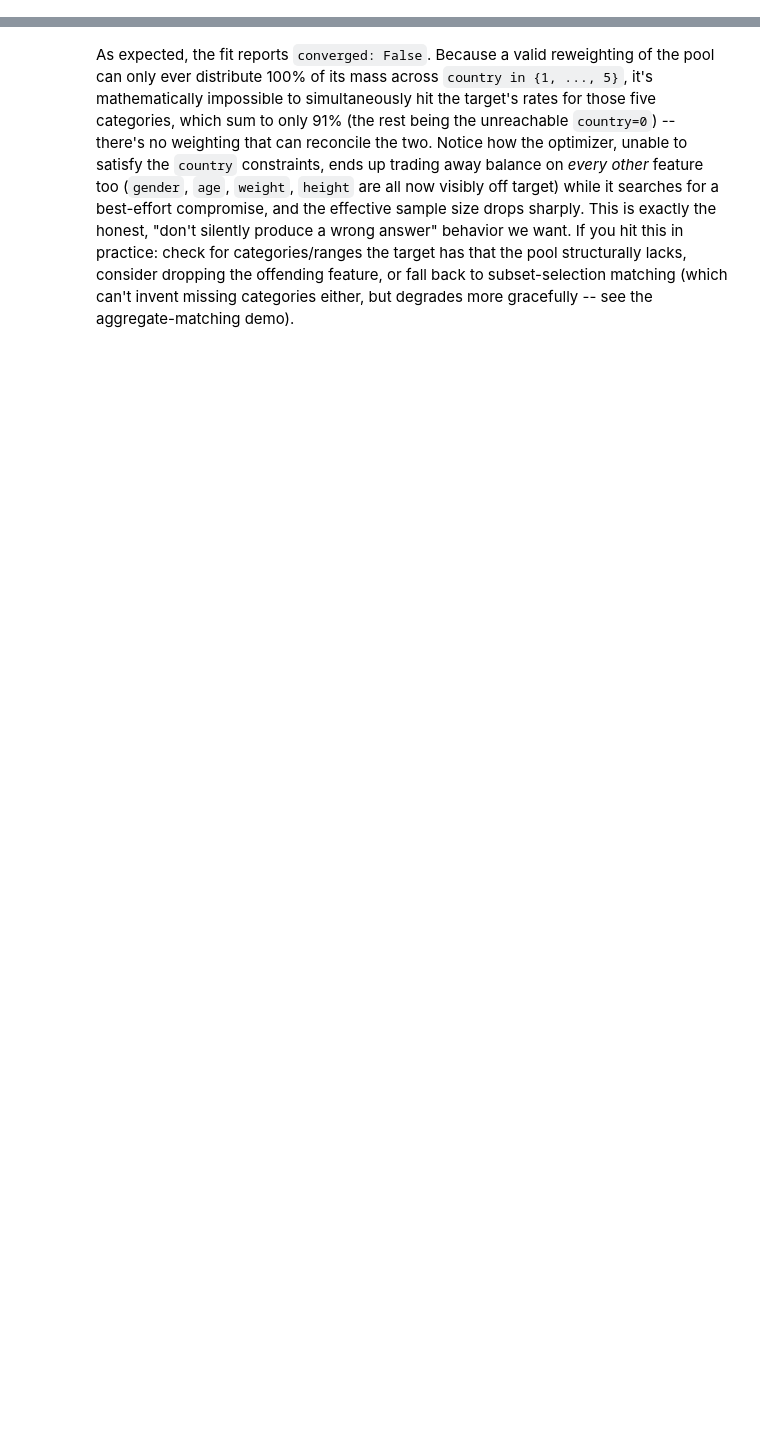
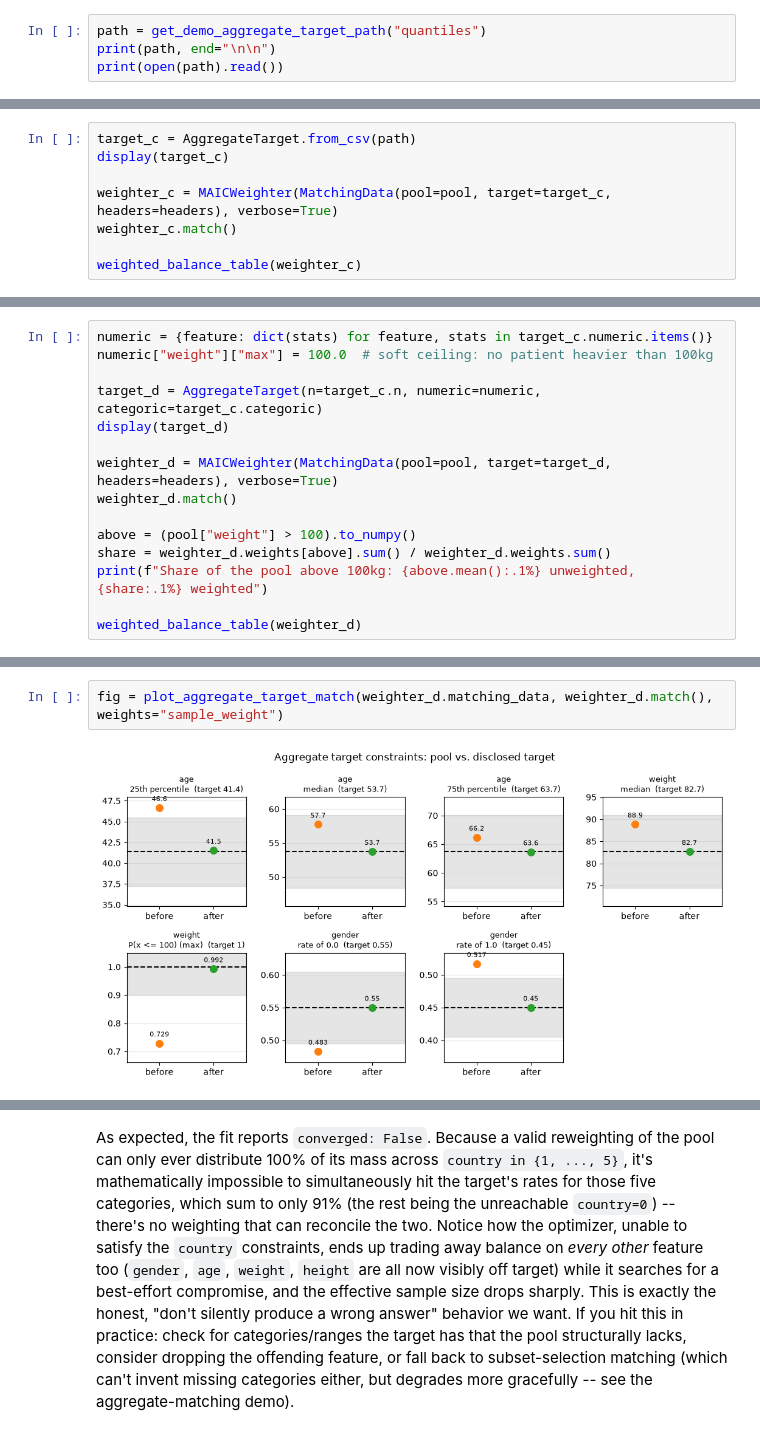
Before and after one commit to Bayer-Group/pybalance, a Jupyter notebook: sphinx/demos/maic_weighting.ipynb, the cells around one changed output, grey strips where cells are left out. Cells and saved outputs as stored; diff of their text form; blank space fills up the shorter version.

```diff
--- a/sphinx/demos/maic_weighting.ipynb
+++ b/sphinx/demos/maic_weighting.ipynb
@@ -172,0 +244,4 @@ EntropyBalanceWeighter converged in 6 iterations. Effective sample size: 493.6 /
+# %%
+path = get_demo_aggregate_target_path("quantiles")
+print(path, end="\n\n")
+print(open(path).read())
@@ -172,0 +270,8 @@ EntropyBalanceWeighter converged in 6 iterations. Effective sample size: 493.6 /
+# %%
+target_c = AggregateTarget.from_csv(path)
+display(target_c)
+
+weighter_c = MAICWeighter(MatchingData(pool=pool, target=target_c, headers=headers), verbose=True)
+weighter_c.match()
+
+weighted_balance_table(weighter_c)
@@ -172,0 +312,15 @@ EntropyBalanceWeighter converged in 6 iterations. Effective sample size: 493.6 /
+# %%
+numeric = {feature: dict(stats) for feature, stats in target_c.numeric.items()}
+numeric["weight"]["max"] = 100.0  # soft ceiling: no patient heavier than 100kg
+
+target_d = AggregateTarget(n=target_c.n, numeric=numeric, categoric=target_c.categoric)
+display(target_d)
+
+weighter_d = MAICWeighter(MatchingData(pool=pool, target=target_d, headers=headers), verbose=True)
+weighter_d.match()
+
+above = (pool["weight"] > 100).to_numpy()
+share = weighter_d.weights[above].sum() / weighter_d.weights.sum()
+print(f"Share of the pool above 100kg: {above.mean():.1%} unweighted, {share:.1%} weighted")
+
+weighted_balance_table(weighter_d)
@@ -173 +360,5 @@ EntropyBalanceWeighter converged in 6 iterations. Effective sample size: 493.6 /
+# %%
+fig = plot_aggregate_target_match(weighter_d.matching_data, weighter_d.match(), weights="sample_weight")
+# %% [output]
+[figure, added]
 # %% [markdown]
```
Also changed, not shown: parts of 30 cells of this notebook, 6 other files.
